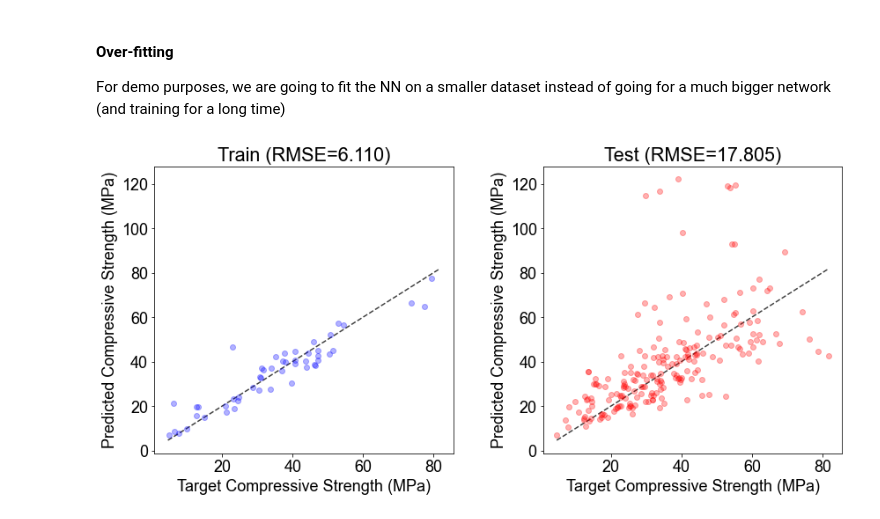
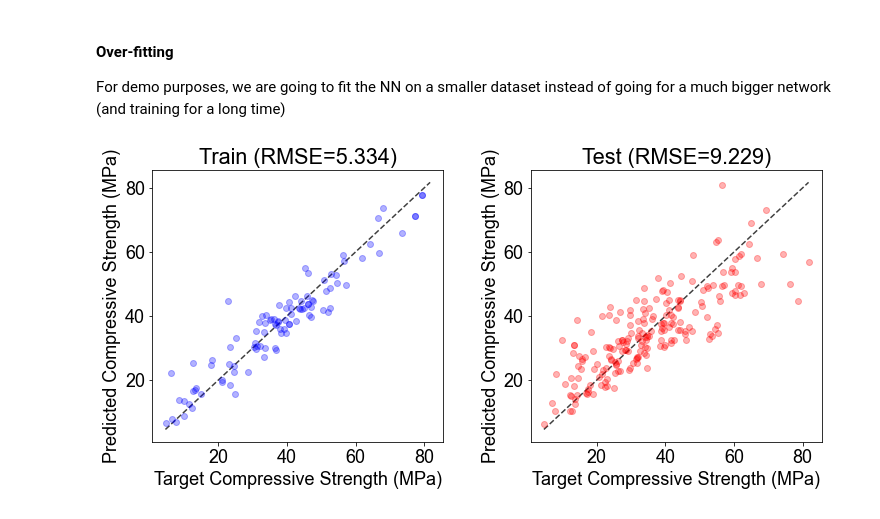
Before and after one commit to PV-Lab/2s986_class, a Jupyter notebook: Week5/Demo_Regression_Model_Training.ipynb, the cells around one changed output. Cells and saved outputs as stored; diff of their text form; code cells hidden in the pictures.

```diff
--- a/Week5/Demo_Regression_Model_Training.ipynb
+++ b/Week5/Demo_Regression_Model_Training.ipynb
@@ -112,9 +112,6 @@ plot_predictions([y_train, y_test], [y_hat_train, y_hat_test],    labels=['Train
 # %%
 from sklearn.ensemble import GradientBoostingRegressor
 
-regressor = GradientBoostingRegressor(max_depth=100)
-regressor.fit(X_train, y_train)
-
-y_hat_train = regressor.predict(X_train)
-y_hat_test = regressor.predict(X_test)
+regressor = GradientBoostingRegressor(max_depth=50, n_estimators = 100)
+regressor.fit(X_train_scaled, y_train)
 # %%
@@ -150,12 +149,9 @@ parameters = {
 
 regressor_cv = GridSearchCV(
     regressor, parameters, verbose=1)
-regressor_cv.fit(X_train, y_train)
+regressor_cv.fit(X_train_scaled, y_train)
 
 print('Best params: \n', regressor_cv.best_params_)
-
-y_hat_train = regressor_cv.predict(X_train)
-y_hat_test = regressor_cv.predict(X_test)
 # %% [output]
 Fitting 5 folds for each of 360 candidates, totalling 1800 fits
 [Parallel(n_jobs=1)]: Using backend SequentialBackend with 1 concurrent workers.
@@ -182,11 +180,8 @@ param_distributions = {
 
 regressor_cv = RandomizedSearchCV(
     regressor, param_distributions=param_distributions,
-    n_iter=50, verbose=1)
-regressor_cv.fit(X_train, y_train)
+    n_iter=100, verbose=1)
+regressor_cv.fit(X_train_scaled, y_train)
 
 print('Best params: \n', regressor_cv.best_params_)
-
-y_hat_train = regressor_cv.predict(X_train)
-y_hat_test = regressor_cv.predict(X_test)
 # %% [output]
@@ -218,7 +215,7 @@ plot_predictions([y_train, y_test], [y_hat_train, y_hat_test],    labels=['Train
 For demo purposes, we are going to fit the NN on a smaller dataset
 instead of going for a much bigger network (and training for a long time)
 # %%
-X_train1, y_train1 = X_train[:50], y_train[:50]
+X_train1, y_train1 = X_train[:100], y_train[:100]
 X_train_scaled1, X_test_scaled = \
     map(scaler.transform, [X_train1, X_test])
 
@@ -247,7 +241,9 @@ y_hat_test = regressor.predict(X_test_scaled)
 # %%
-plot_predictions([y_train, y_test], [y_hat_train, y_hat_test],    labels=['Train', 'Test'])
+y_hat_train = regressor.predict(X_train_scaled1)
+y_hat_test = regressor.predict(X_test_scaled)
+plot_predictions([y_train1, y_test], [y_hat_train, y_hat_test],    labels=['Train', 'Test'])
 # %% [output]
-[figure, old version]
+[figure, new version]
 # %%
 import matplotlib
 matplotlib.rcParams.update({'font.size': 18})
```
Also changed, not shown: parts of 15 cells of this notebook.
